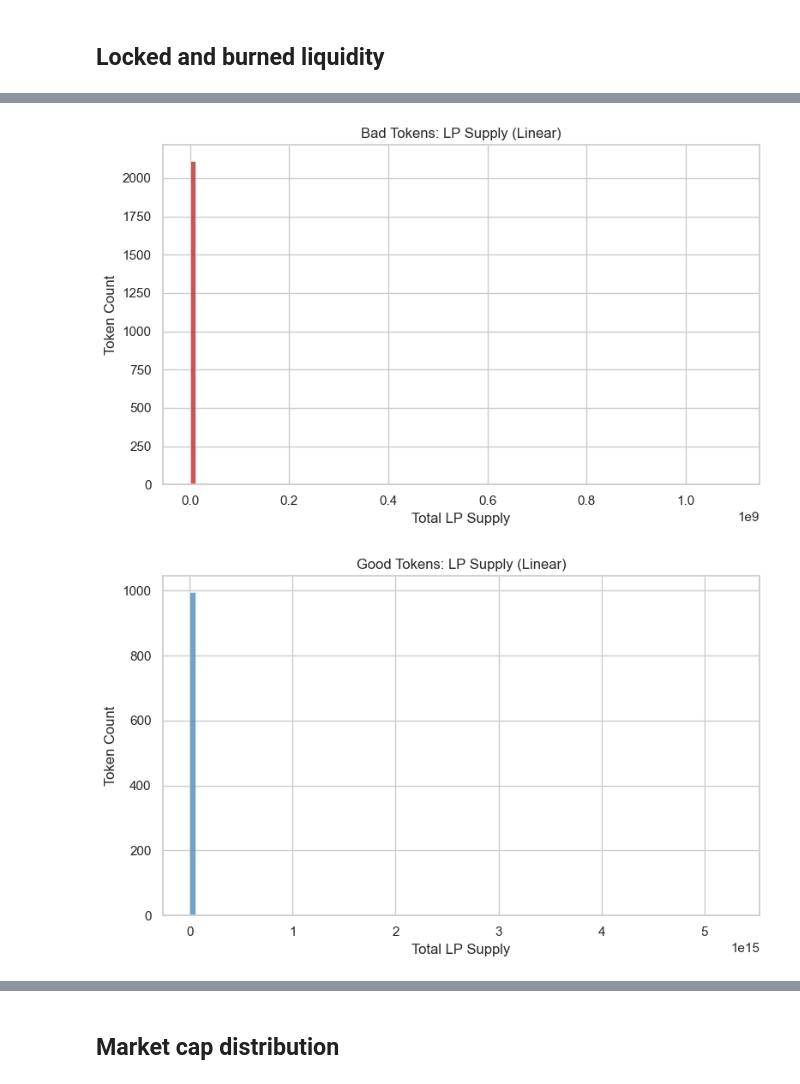
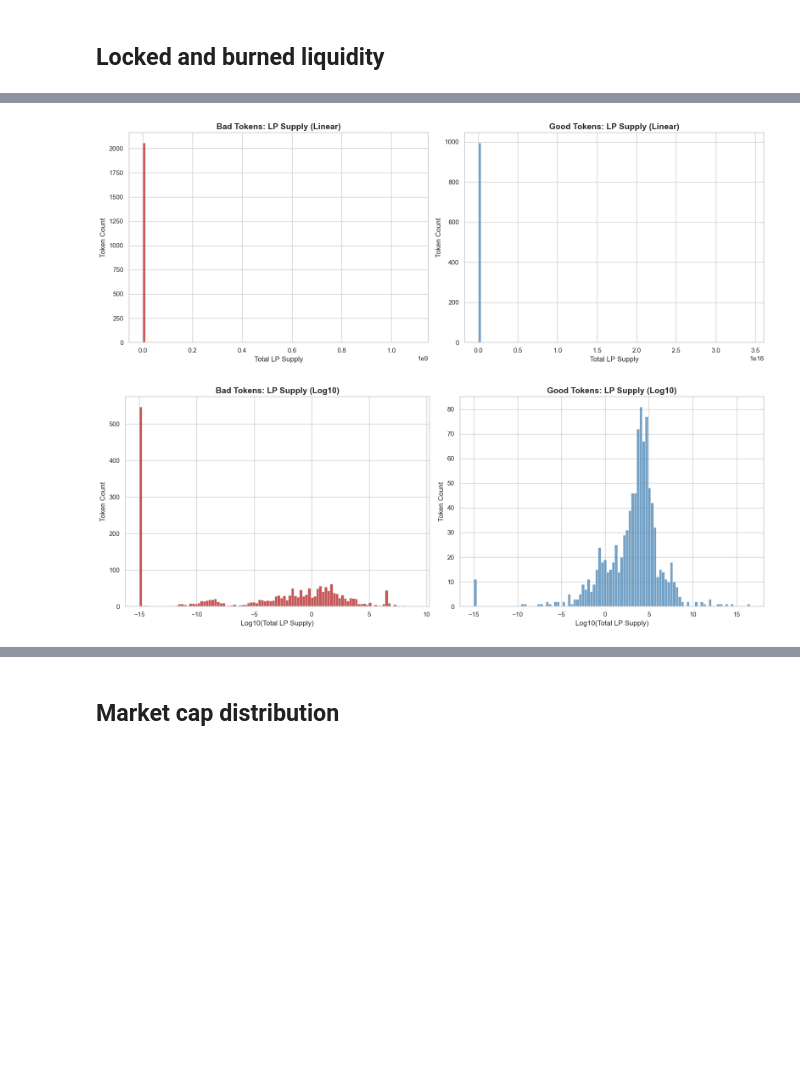
Before and after one commit to all-1807355/token-analyzer, a Jupyter notebook: data_analysis/liquidity_analysis.ipynb, the cells around one changed output, grey strips where cells are left out. Saved outputs shown, nothing was run; the diff lists cells and outputs as text; code cells hidden in the pictures; blank space fills up the shorter version.

```diff
--- a/data_analysis/liquidity_analysis.ipynb
+++ b/data_analysis/liquidity_analysis.ipynb
@@ -350,64 +354,71 @@ plot_bar(good_result, color="steelblue")
 # %%
+import os
+import numpy as np
+import pandas as pd
+import seaborn as sns
+import matplotlib.pyplot as plt
+
 # Load data
 df_liquidity_bad = pd.read_csv("../csv_outputs/bad_tokens/master_liquidity.csv")
 df_liquidity_good = pd.read_csv("../csv_outputs/good_tokens/master_liquidity.csv")
 
 # Clean and convert LP supply values
 def clean_lp_supply(df):
     df = df.copy()
     df = df[pd.to_numeric(df['total_lp_supply'], errors='coerce').notnull()]
     df['total_lp_supply'] = df['total_lp_supply'].astype(float)
     return df
 
 df_bad_clean = clean_lp_supply(df_liquidity_bad)
 df_good_clean = clean_lp_supply(df_liquidity_good)
 
 # Prepare log values (avoid log(0) or negative)
 log_lp_bad = np.log10(df_bad_clean[df_bad_clean['total_lp_supply'] > 0]['total_lp_supply'])
 log_lp_good = np.log10(df_good_clean[df_good_clean['total_lp_supply'] > 0]['total_lp_supply'])
 
 # Set Seaborn theme
 sns.set_theme(style="whitegrid")
 
-# ==== 1. Bad Tokens - Linear Histogram ====
-plt.figure(figsize=(8, 5))
-sns.histplot(df_bad_clean['total_lp_supply'], bins=100, kde=False, color='firebrick')
-plt.title("Bad Tokens: LP Supply (Linear)")
-plt.xlabel("Total LP Supply")
-plt.ylabel("Token Count")
-plt.grid(True)
+# Create the 'charts' folder if it doesn't exist
+os.makedirs("charts", exist_ok=True)
+
+# ===== 1. Linear histograms side by side =====
+fig, axs = plt.subplots(1, 2, figsize=(16, 6))
+
+sns.histplot(df_bad_clean['total_lp_supply'], bins=100, kde=False, color='firebrick', ax=axs[0])
+axs[0].set_title("Bad Tokens: LP Supply (Linear)", fontsize=14, fontweight='bold')
+axs[0].set_xlabel("Total LP Supply", fontsize=12)
+axs[0].set_ylabel("Token Count", fontsize=12)
+axs[0].grid(True)
+
+sns.histplot(df_good_clean['total_lp_supply'], bins=100, kde=False, color='steelblue', ax=axs[1])
+axs[1].set_title("Good Tokens: LP Supply (Linear)", fontsize=14, fontweight='bold')
+axs[1].set_xlabel("Total LP Supply", fontsize=12)
+axs[1].set_ylabel("Token Count", fontsize=12)
+axs[1].grid(True)
+
 plt.tight_layout()
+plt.savefig("charts/lp_supply_linear_comparison.pdf")
 plt.show()
 
-# ==== 2. Good Tokens - Linear Histogram ====
-plt.figure(figsize=(8, 5))
-sns.histplot(df_good_clean['total_lp_supply'], bins=100, kde=False, color='steelblue')
-plt.title("Good Tokens: LP Supply (Linear)")
-plt.xlabel("Total LP Supply")
-plt.ylabel("Token Count")
-plt.grid(True)
+# ===== 2. Log10 histograms side by side =====
+fig, axs = plt.subplots(1, 2, figsize=(16, 6))
+
+sns.histplot(log_lp_bad, bins=100, kde=False, color='firebrick', ax=axs[0])
+axs[0].set_title("Bad Tokens: LP Supply (Log10)", fontsize=14, fontweight='bold')
+axs[0].set_xlabel("Log10(Total LP Supply)", fontsize=12)
+axs[0].set_ylabel("Token Count", fontsize=12)
+axs[0].grid(True)
+
+sns.histplot(log_lp_good, bins=100, kde=False, color='steelblue', ax=axs[1])
+axs[1].set_title("Good Tokens: LP Supply (Log10)", fontsize=14, fontweight='bold')
+axs[1].set_xlabel("Log10(Total LP Supply)", fontsize=12)
+axs[1].set_ylabel("Token Count", fontsize=12)
+axs[1].grid(True)
+
 plt.tight_layout()
+plt.savefig("charts/lp_supply_log10_comparison.pdf")
 plt.show()
-
-# ==== 3. Bad Tokens - Log10 Histogram ====
-plt.figure(figsize=(8, 5))
-sns.histplot(log_lp_bad, bins=100, kde=False, color='firebrick')
-plt.title("Bad Tokens: LP Supply (Log10)")
-plt.xlabel("Log10(Total LP Supply)")
-plt.ylabel("Token Count")
-plt.grid(True)
-plt.tight_layout()
-plt.show()
-
-# ==== 4. Good Tokens - Log10 Histogram ====
-plt.figure(figsize=(8, 5))
-sns.histplot(log_lp_good, bins=100, kde=False, color='steelblue')
-plt.title("Good Tokens: LP Supply (Log10)")
-plt.xlabel("Log10(Total LP Supply)")
-plt.ylabel("Token Count")
-plt.grid(True)
-plt.tight_layout()
-plt.show()
 # %% [output]
-[figure, old version]
+[figure, new version]
-[figure, old version]
+[figure, new version]
```
Also changed, not shown: parts of 10 cells of this notebook, 50 other files.
